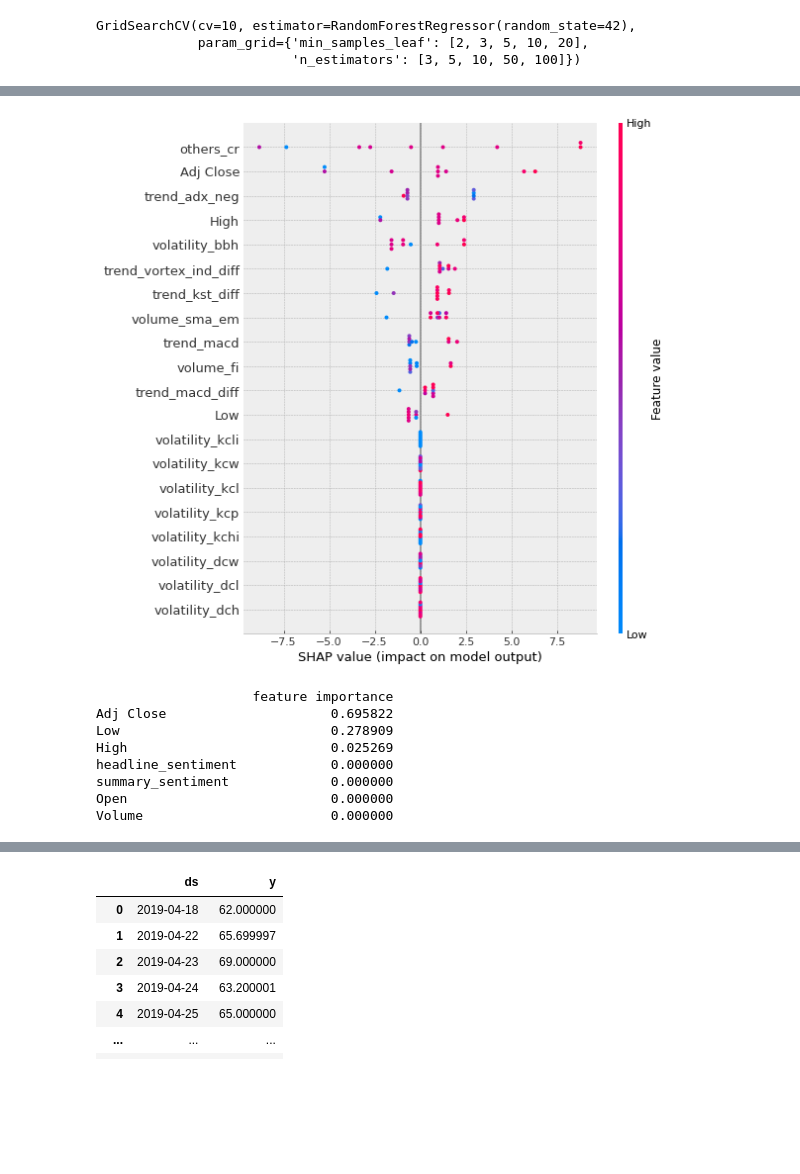
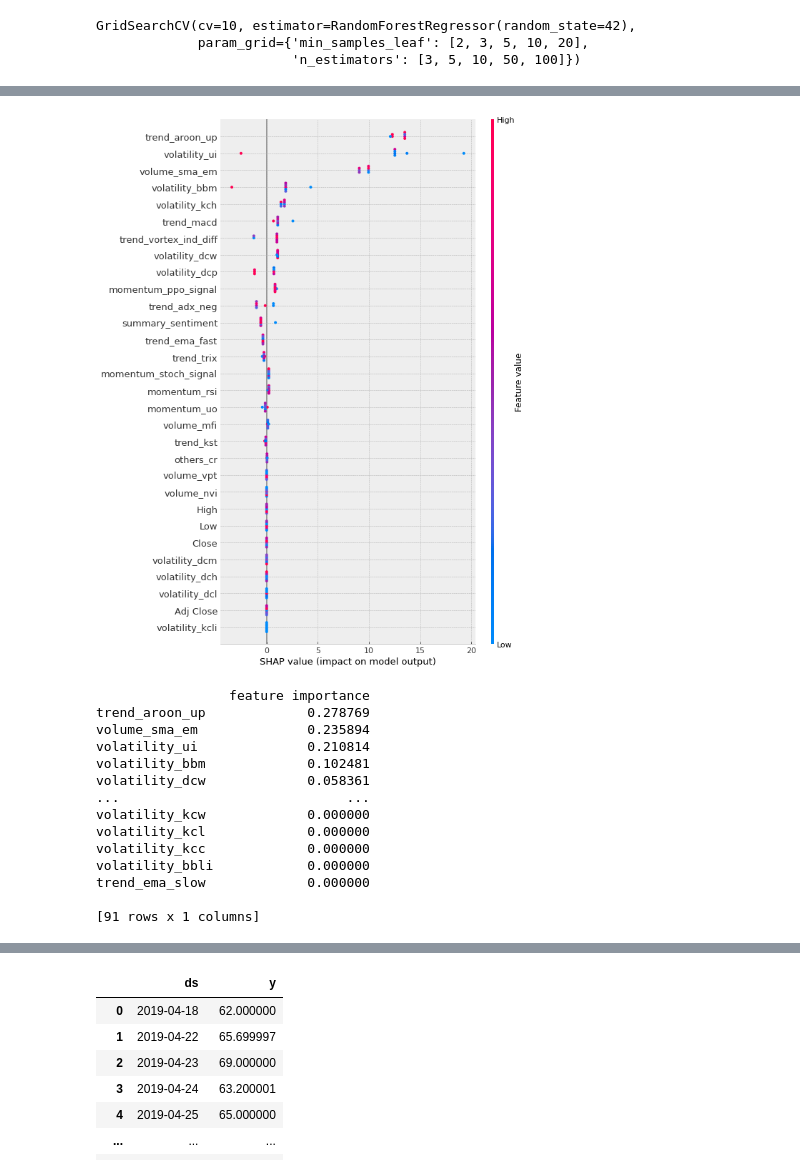
Before and after one commit to Louisaebert/Stock_Prediction, a Jupyter notebook: Stock_4_.ipynb, the cells around one changed output, grey strips where cells are left out. Drawn from its saved outputs; the diff is of its cells as text; code cells hidden in the pictures; blank space fills up the shorter version.

Commit message:
3 different models
1. RandomForest
2. Prophet
3. LSTM

```diff
--- a/Stock_4_.ipynb
+++ b/Stock_4_.ipynb
@@ -272,7 +234,0 @@ from sklearn.model_selection import GridSearchCV
-# %%
-X_train, X_test, y_train, y_test=train_test_split(X,y,test_size=0.2)
-# %%
-param_grid = {'min_samples_leaf': [5,10], 'n_estimators': [3,5,10,50]}
-rf = RandomForestRegressor(random_state = 42)
-grid_search = GridSearchCV(estimator = rf, param_grid = param_grid, cv = 10)
-grid_search.fit(X_train, y_train)
@@ -287,3 +234,0 @@ RandomForestRegressor(min_samples_leaf=5, n_estimators=50, random_state=42)
-# %%
-rf=RandomForestRegressor(min_samples_leaf=5, n_estimators=10, random_state=42)
-rf.fit(X_train, y_train)
@@ -310,4 +236,4 @@ MSE
 import shap
 # %%
 explainer = shap.TreeExplainer(rf)
-shap_values = explainer.shap_values(X_test)
+shap_values = explainer.shap_values(X_pred)
@@ -314,16 +260,22 @@ shap_values = explainer.shap_values(X_test)
 # %%
-shap.summary_plot(shap_values, X_test,feature_names=X.columns)
+shap.summary_plot(shap_values, X_test,feature_names=X_test.columns,max_display=30)
 # %% [output]
-[figure, old version]
+[figure, new version]
 # %%
-df_feature_importance = pd.DataFrame(rf.feature_importances_, index=X.columns, columns=['feature importance']).sort_values('feature importance', ascending=False)
+df_feature_importance = pd.DataFrame(rf.feature_importances_, index=X_pred.columns, columns=['feature importance']).sort_values('feature importance', ascending=False)
 print(df_feature_importance)
 # %% [output]
-                    feature importance
-Adj Close                     0.695822
-Low                           0.278909
-High                          0.025269
-headline_sentiment            0.000000
-summary_sentiment             0.000000
-Open                          0.000000
-Volume                        0.000000
+                 feature importance
+trend_aroon_up             0.278769
+volume_sma_em              0.235894
+volatility_ui              0.210814
+volatility_bbm             0.102481
+volatility_dcw             0.058361
+...                             ...
+volatility_kcw             0.000000
+volatility_kcl             0.000000
+volatility_kcc             0.000000
+volatility_bbli            0.000000
+trend_ema_slow             0.000000
+
+[91 rows x 1 columns]
```
Also changed, not shown: parts of 41 cells of this notebook, 1 other file.
